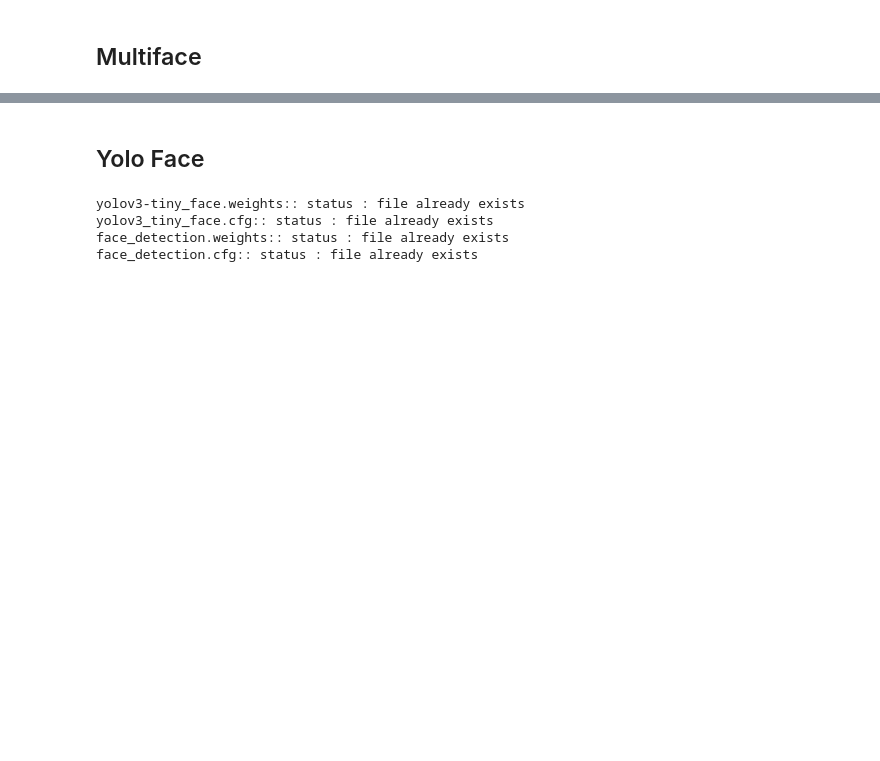
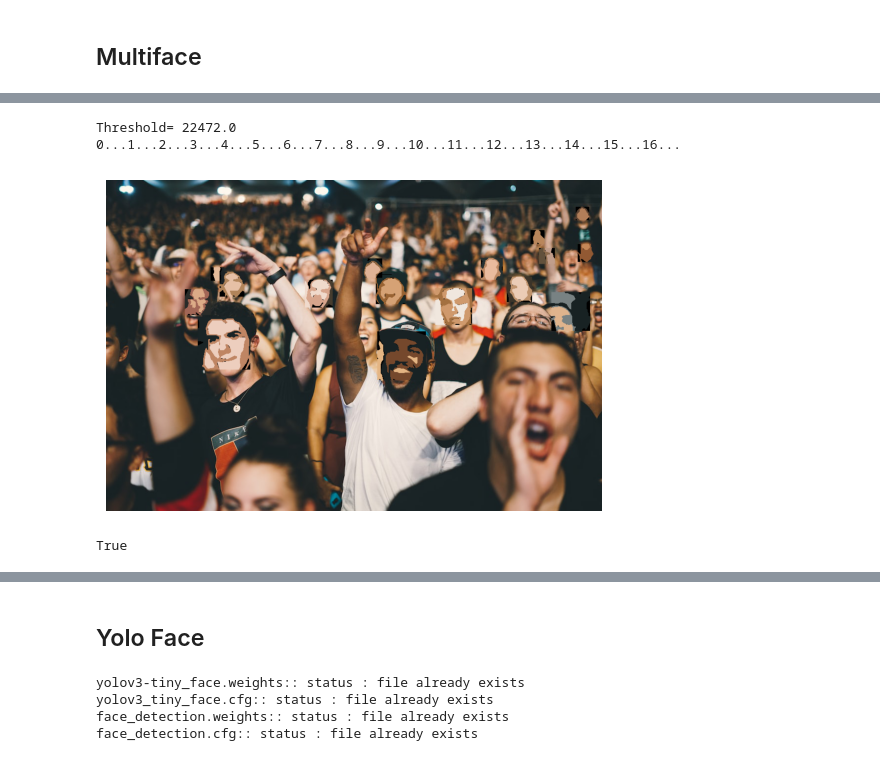
Before and after one commit to vinayak19th/Aesthetic-Face-De-Identification, a Jupyter notebook: python_experiments/CutOutFilter.ipynb, the cells around one changed output, grey strips where cells are left out. Cells and saved outputs as stored; diff of their text form; code cells hidden in the pictures; blank space fills up the shorter version.

```diff
--- a/python_experiments/CutOutFilter.ipynb
+++ b/python_experiments/CutOutFilter.ipynb
@@ -275,7 +357,7 @@ for i in faces:
     t = i[2]*i[3]
     if(t>threshold):
         threshold = t
-threshold /=5
+threshold /=2
 print("Threshold=",threshold)
 for i in range(len(images)):
     # print("Area:",faces[i][2]*faces[i][3])
@@ -303,30 +385,34 @@ for i in range(len(images)):
         # show(im)
 
         if not args.quiet:
             print(f'Finding contours with area gte {args.min_area}...')
 
         contours = find_contours(im, reps, args.min_area)
 
         if not args.quiet:
             print("Drawing{}...".format(i))
 
         canvas = np.zeros(im.shape, np.uint8)
         # show(im)
         for area, cont, rep in contours:
             approx = cv2.approxPolyDP(cont, args.poly_epsilon, True)
             cv2.drawContours(canvas, [approx], -1, rep, -1)
 
         if args.final_blur:
             canvas = cv2.GaussianBlur(canvas, (3, 3), 0)
         outputs.append(canvas)
 
 for i in range(len(outputs)):
     x,y,w,h = faces[i]
     orig[y:y+h, x:x+w] = outputs[i]
 
 # orig[y:y+h, x:x+w] = canvas
 # # if args.out_file is None:
 # print(metadata)
 show(orig)
 # else:
 #     cv2.imwrite(args.out_file, canvas)
+# %% [output]
+Threshold= 22472.0
+0...1...2...3...4...5...6...7...8...9...10...11...12...13...14...15...16...
+[figure, added]
@@ -332,0 +430,4 @@ show(orig)
+# %%
+cv2.imwrite("mask_single.png",alpha)
+# %% [output]
+True
```
Also changed, not shown: parts of 29 cells of this notebook, 11 other files.
